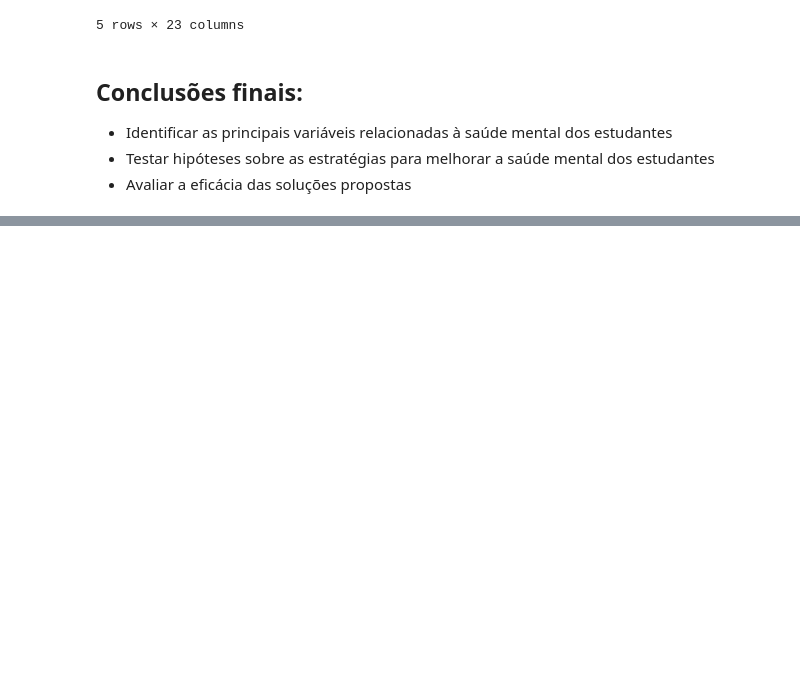
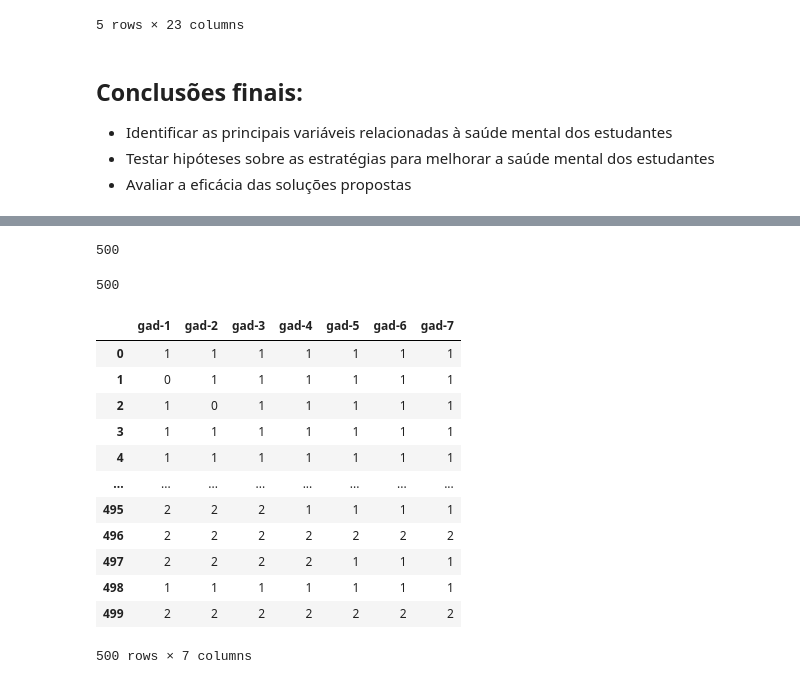
Before and after one commit to andretakeo/Projeto2_03-2023, a Jupyter notebook: Projeto #02.ipynb, the cells around one changed output, grey strips where cells are left out. Cells and saved outputs as stored; diff of their text form; code cells hidden in the pictures; blank space fills up the shorter version.

```diff
--- a/Projeto #02.ipynb
+++ b/Projeto #02.ipynb
@@ -459,0 +484,4 @@ main.head()
+# %%
+len(main)
+# %% [output]
+500
@@ -459,0 +490,21 @@ main.head()
+# %%
+len(new_main)
+# %% [output]
+500
+# %%
+X = new_main[["gad-1", "gad-2", "gad-3", "gad-4", "gad-5", "gad-6", "gad-7"]]
+X
+# %% [output]
+|  | gad-1 | gad-2 | gad-3 | gad-4 | gad-5 | gad-6 | gad-7 |
+| 0 | 1 | 1 | 1 | 1 | 1 | 1 | 1 |
+| 1 | 0 | 1 | 1 | 1 | 1 | 1 | 1 |
+| 2 | 1 | 0 | 1 | 1 | 1 | 1 | 1 |
+| 3 | 1 | 1 | 1 | 1 | 1 | 1 | 1 |
+| 4 | 1 | 1 | 1 | 1 | 1 | 1 | 1 |
+| ... | ... | ... | ... | ... | ... | ... | ... |
+| 495 | 2 | 2 | 2 | 1 | 1 | 1 | 1 |
+| 496 | 2 | 2 | 2 | 2 | 2 | 2 | 2 |
+| 497 | 2 | 2 | 2 | 2 | 1 | 1 | 1 |
+| 498 | 1 | 1 | 1 | 1 | 1 | 1 | 1 |
+| 499 | 2 | 2 | 2 | 2 | 2 | 2 | 2 |
+500 rows × 7 columns
```
Also changed, not shown: parts of 11 cells of this notebook.
